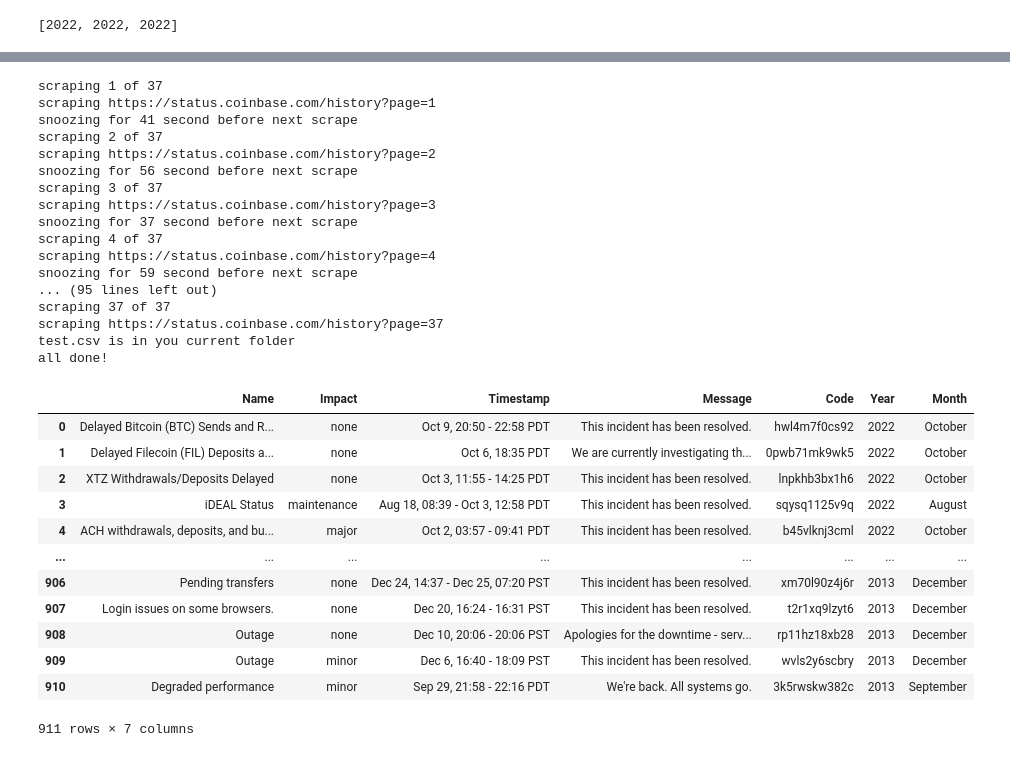
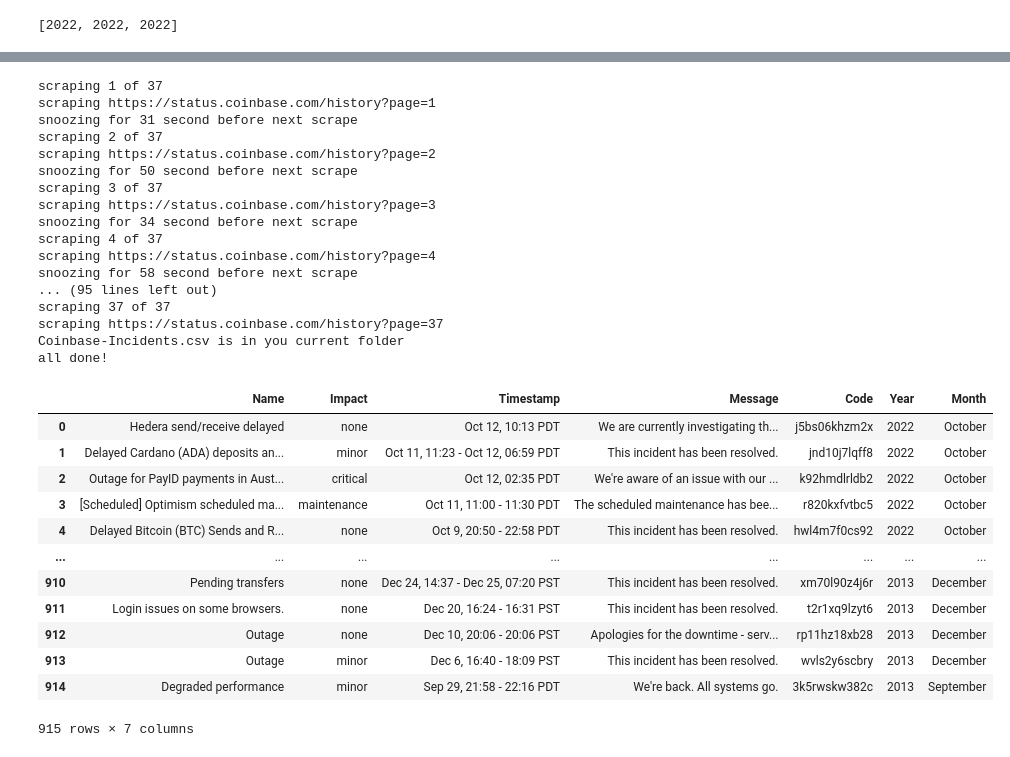
Before and after one commit to andrebeganski/Coinbase-Status-Scrape, a Jupyter notebook: Beganski - Coinbase Status Page Webscrape.ipynb, the cells around one changed output, grey strips where cells are left out. Saved outputs shown, nothing was run; the diff lists cells and outputs as text; code cells hidden in the pictures.

```diff
--- a/Beganski - Coinbase Status Page Webscrape.ipynb
+++ b/Beganski - Coinbase Status Page Webscrape.ipynb
@@ -176,6 +182,6 @@ df
 # %%
 ##Now lets make a function that does all of that for us!
-def SpecialSauce(response):
+def CompileIncidents(response):
     soup = BeautifulSoup(response.text, "html.parser")
     incident_div = soup.find("div",{'data-react-class': 'HistoryIndex'})
     s = incident_div["data-react-props"]
@@ -339,7 +345,7 @@ def myScraper(url,total_pages,file_name):
         print(f"scraping {link}")
         response = requests.get(link)
         if response.status_code == 200:
-            df = SpecialSauce(response)
+            df = CompileIncidents(response)
             all_dfs.append(df)
         else:
             print(f"{link} returned a posted link with response {response.status_code}")
@@ -354,38 +360,38 @@ def myScraper(url,total_pages,file_name):
 # %%
 url = "https://status.coinbase.com/history?page="
 total_pages = 37
-file_name = "test.csv"
+file_name = "Coinbase-Incidents.csv"
 test_df = myScraper(url,total_pages,file_name)[0]
 test_df
 # %% [output]
 scraping 1 of 37
 scraping https://status.coinbase.com/history?page=1
-snoozing for 41 second before next scrape
+snoozing for 31 second before next scrape
 scraping 2 of 37
 scraping https://status.coinbase.com/history?page=2
-snoozing for 56 second before next scrape
+snoozing for 50 second before next scrape
 scraping 3 of 37
 scraping https://status.coinbase.com/history?page=3
-snoozing for 37 second before next scrape
+snoozing for 34 second before next scrape
 scraping 4 of 37
 scraping https://status.coinbase.com/history?page=4
-snoozing for 59 second before next scrape
+snoozing for 58 second before next scrape
 ... (95 lines left out)
 scraping 37 of 37
 scraping https://status.coinbase.com/history?page=37
-test.csv is in you current folder
+Coinbase-Incidents.csv is in you current folder
 all done!
 |  | Name | Impact | Timestamp | Message | Code | Year | Month |
-| 0 | Delayed Bitcoin (BTC) Sends and R... | none | Oct 9, 20:50 - 22:58 PDT | This incident has been resolved. | hwl4m7f0cs92 | 2022 | October |
-| 1 | Delayed Filecoin (FIL) Deposits a... | none | Oct 6, 18:35 PDT | We are currently investigating th... | 0pwb71mk9wk5 | 2022 | October |
-| 2 | XTZ Withdrawals/Deposits Delayed | none | Oct 3, 11:55 - 14:25 PDT | This incident has been resolved. | lnpkhb3bx1h6 | 2022 | October |
-| 3 | iDEAL Status | maintenance | Aug 18, 08:39 - Oct 3, 12:58 PDT | This incident has been resolved. | sqysq1125v9q | 2022 | August |
-| 4 | ACH withdrawals, deposits, and bu... | major | Oct 2, 03:57 - 09:41 PDT | This incident has been resolved. | b45vlknj3cml | 2022 | October |
+| 0 | Hedera send/receive delayed | none | Oct 12, 10:13 PDT | We are currently investigating th... | j5bs06khzm2x | 2022 | October |
+| 1 | Delayed Cardano (ADA) deposits an... | minor | Oct 11, 11:23 - Oct 12, 06:59 PDT | This incident has been resolved. | jnd10j7lqff8 | 2022 | October |
+| 2 | Outage for PayID payments in Aust... | critical | Oct 12, 02:35 PDT | We're aware of an issue with our ... | k92hmdlrldb2 | 2022 | October |
+| 3 | [Scheduled] Optimism scheduled ma... | maintenance | Oct 11, 11:00 - 11:30 PDT | The scheduled maintenance has bee... | r820kxfvtbc5 | 2022 | October |
+| 4 | Delayed Bitcoin (BTC) Sends and R... | none | Oct 9, 20:50 - 22:58 PDT | This incident has been resolved. | hwl4m7f0cs92 | 2022 | October |
 | ... | ... | ... | ... | ... | ... | ... | ... |
-| 906 | Pending transfers | none | Dec 24, 14:37 - Dec 25, 07:20 PST | This incident has been resolved. | xm70l90z4j6r | 2013 | December |
-| 907 | Login issues on some browsers. | none | Dec 20, 16:24 - 16:31 PST | This incident has been resolved. | t2r1xq9lzyt6 | 2013 | December |
-| 908 | Outage | none | Dec 10, 20:06 - 20:06 PST | Apologies for the downtime - serv... | rp11hz18xb28 | 2013 | December |
-| 909 | Outage | minor | Dec 6, 16:40 - 18:09 PST | This incident has been resolved. | wvls2y6scbry | 2013 | December |
-| 910 | Degraded performance | minor | Sep 29, 21:58 - 22:16 PDT | We're back. All systems go. | 3k5rwskw382c | 2013 | September |
+| 910 | Pending transfers | none | Dec 24, 14:37 - Dec 25, 07:20 PST | This incident has been resolved. | xm70l90z4j6r | 2013 | December |
+| 911 | Login issues on some browsers. | none | Dec 20, 16:24 - 16:31 PST | This incident has been resolved. | t2r1xq9lzyt6 | 2013 | December |
+| 912 | Outage | none | Dec 10, 20:06 - 20:06 PST | Apologies for the downtime - serv... | rp11hz18xb28 | 2013 | December |
+| 913 | Outage | minor | Dec 6, 16:40 - 18:09 PST | This incident has been resolved. | wvls2y6scbry | 2013 | December |
+| 914 | Degraded performance | minor | Sep 29, 21:58 - 22:16 PDT | We're back. All systems go. | 3k5rwskw382c | 2013 | September |
-911 rows × 7 columns
+915 rows × 7 columns
 # %%
```
Also changed, not shown: parts of 14 cells of this notebook, 1 other file.
